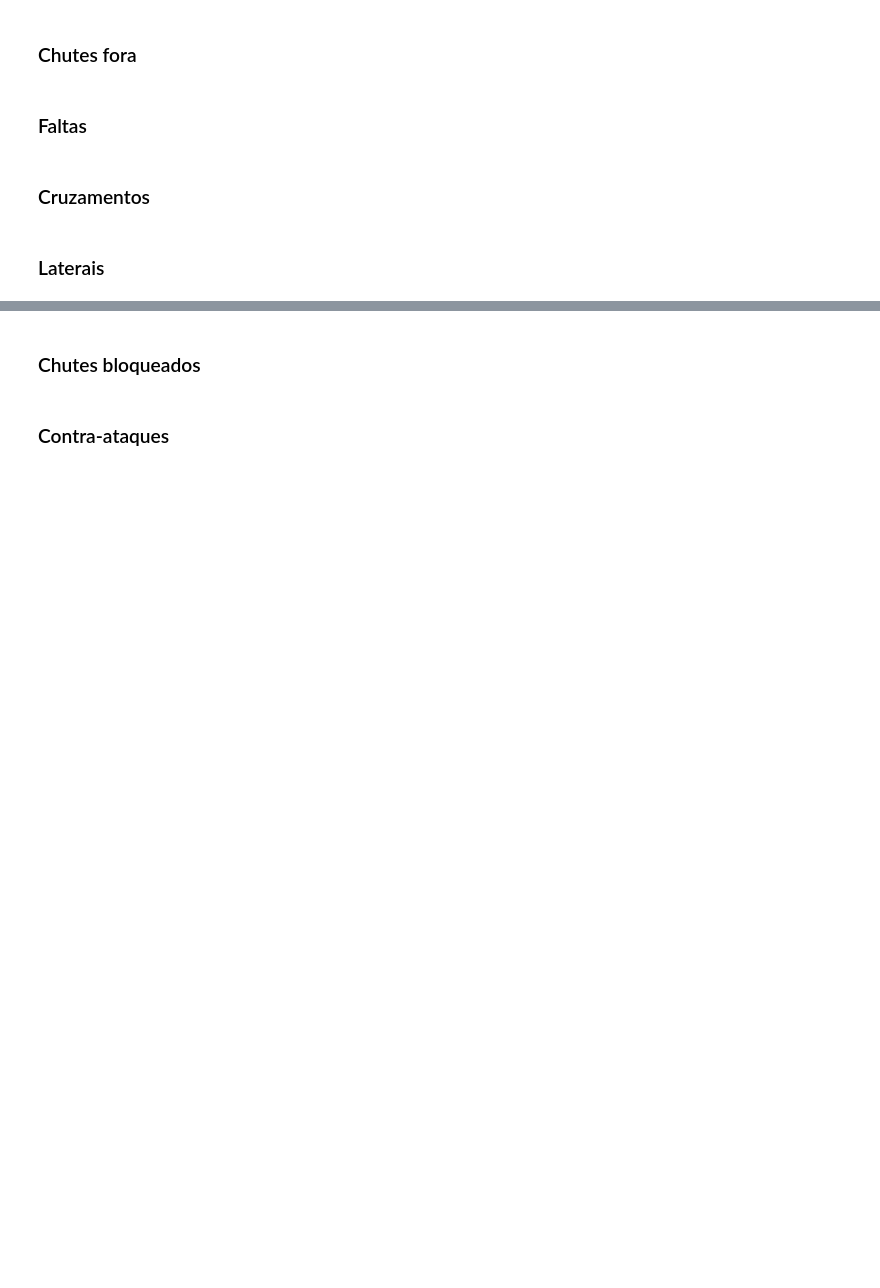
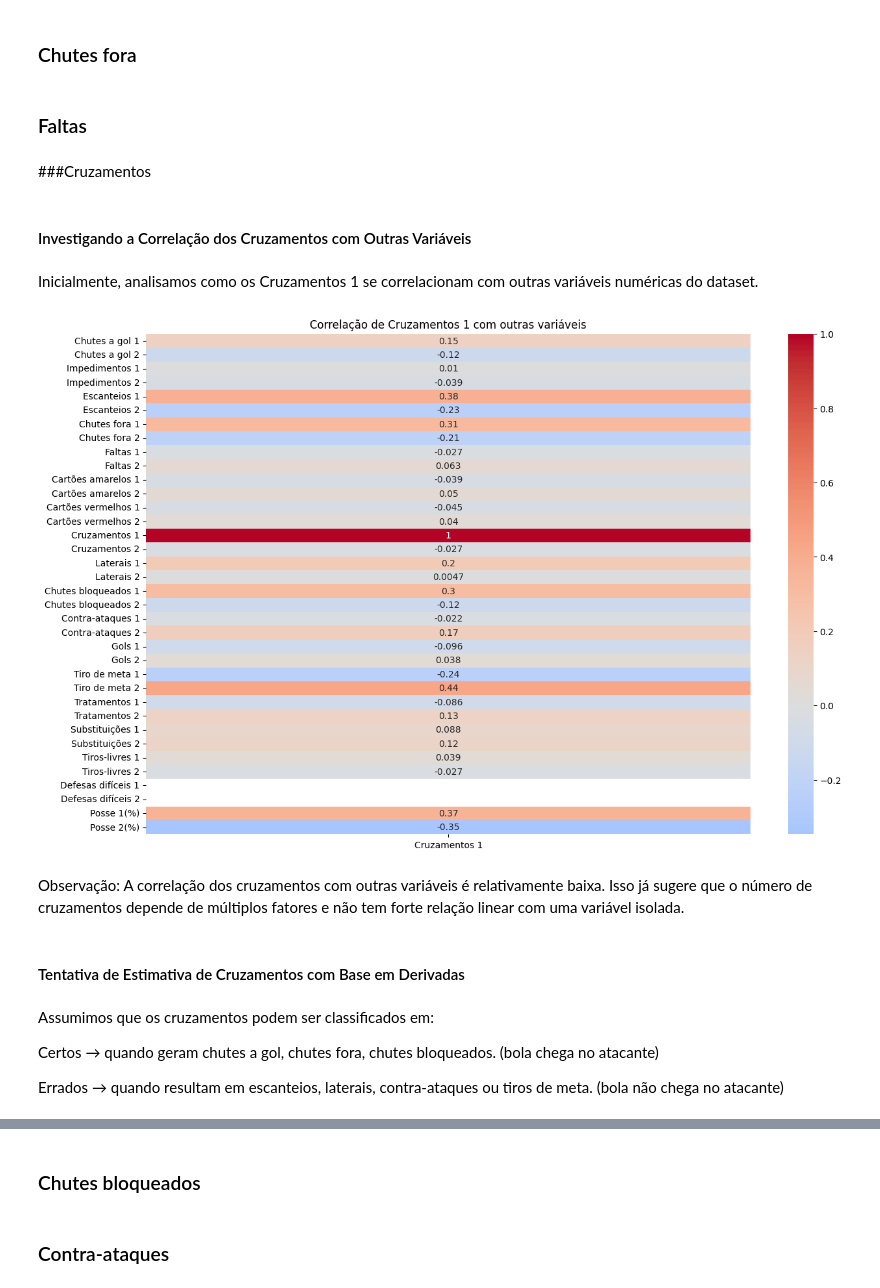
Before and after one commit to UFRJ-Analytica/PS-2025.1, a Jupyter notebook: Progresso/#XRay_final.ipynb, the cells around one changed output, grey strips where cells are left out. Saved outputs shown, nothing was run; the diff lists cells and outputs as text; code cells hidden in the pictures; blank space fills up the shorter version.

```diff
--- a/Progresso/#XRay_final.ipynb
+++ b/Progresso/#XRay_final.ipynb
@@ -30,7 +30,33 @@ warnings.simplefilter(action='ignore', category=FutureWarning)
 ### Chutes fora
 # %% [markdown]
 ### Faltas
-# %% [markdown]
-### Cruzamentos
-# %% [markdown]
-### Laterais
+# %% [markdown]
+###Cruzamentos
+# %% [markdown]
+####  Investigando a Correlação dos Cruzamentos com Outras Variáveis
+# %% [markdown]
+Inicialmente, analisamos como os Cruzamentos 1 se correlacionam com outras variáveis numéricas do dataset.
+# %%
+# Seleciona apenas colunas numéricas
+dados_numericos = df.select_dtypes(include='number')
+
+# Cria a matriz de correlação
+correlacao = dados_numericos.corr()
+
+# Visualiza a correlação com heatmap
+plt.figure(figsize=(15, 10))
+sns.heatmap(correlacao[['Cruzamentos 1']], annot=True, cmap='coolwarm', center=0)
+plt.title('Correlação de Cruzamentos 1 com outras variáveis')
+plt.show()
+# %% [output]
+[figure, added]
+# %% [markdown]
+Observação: A correlação dos cruzamentos com outras variáveis é relativamente baixa. Isso já sugere que o número de cruzamentos depende de múltiplos fatores e não tem forte relação linear com uma variável isolada.
+# %% [markdown]
+#### Tentativa de Estimativa de Cruzamentos com Base em Derivadas
+# %% [markdown]
+Assumimos que os cruzamentos podem ser classificados em:
+
+Certos → quando geram chutes a gol, chutes fora, chutes bloqueados. (bola chega no atacante)
+
+Errados → quando resultam em escanteios, laterais, contra-ataques ou tiros de meta. (bola não chega no atacante)
```
Also changed, not shown: parts of 70 cells of this notebook.
